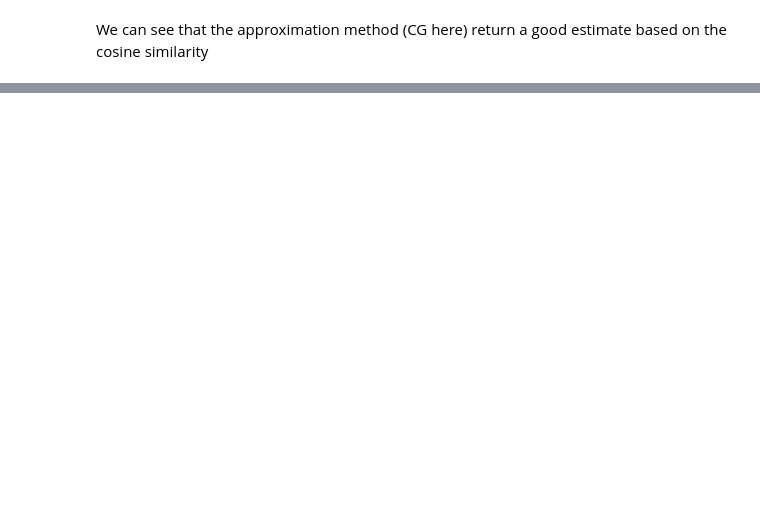
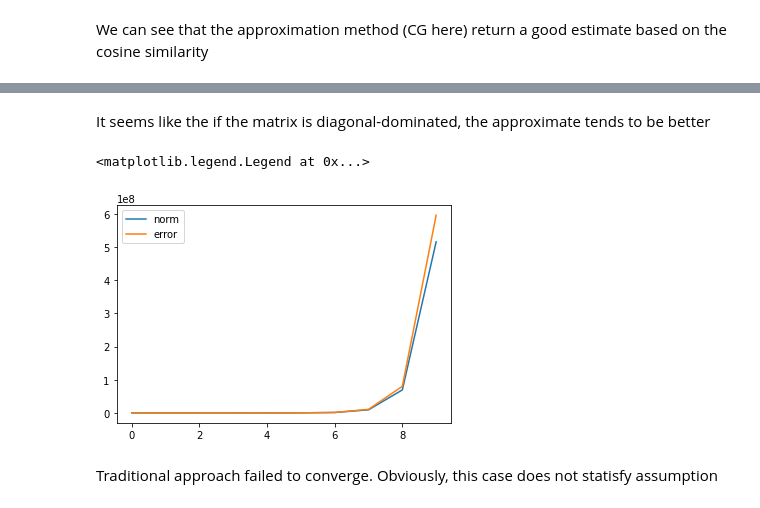
Before and after one commit to anh-tong/second, a Jupyter notebook: advanced.ipynb, the cells around one changed output, grey strips where cells are left out. Cells and saved outputs as stored; diff of their text form; code cells hidden in the pictures; blank space fills up the shorter version.

```diff
--- a/advanced.ipynb
+++ b/advanced.ipynb
@@ -138,2 +139,10 @@ tensor(0.7375)
 # %% [markdown]
 We can see that the approximation method (CG here) return a good estimate based on the cosine similarity
+# %%
+scale = 2.
+logit = model(x)
+loss = criterion(logit, y) / scale
+
+hessian = exact_hessian(loss, tuple(model.parameters()))
+eigvalues, _ = torch.symeig(hessian)
+eigvalues
@@ -173,0 +242,20 @@ tensor(0.0067)
+# %% [markdown]
+It seems like the if the matrix is diagonal-dominated, the approximate tends to be better
+# %%
+p = v = torch.eye(4)
+norms_ = []
+errors_ = []
+for _ in range(n_iter):
+    v = A @ v
+    p = p + v
+    norms_.append(torch.norm(v).item())
+    errors_.append(torch.norm(exact_inv_A - p).item())
+
+plt.plot(range(n_iter), norms_, label="norm")
+plt.plot(range(n_iter), errors_, label="error")
+plt.legend()
+# %% [output]
+<matplotlib.legend.Legend at 0x...>
+[figure, added]
+# %% [markdown]
+Traditional approach failed to converge. Obviously, this case does not statisfy assumption
```
Also changed, not shown: parts of 26 cells of this notebook, 1 other file.
